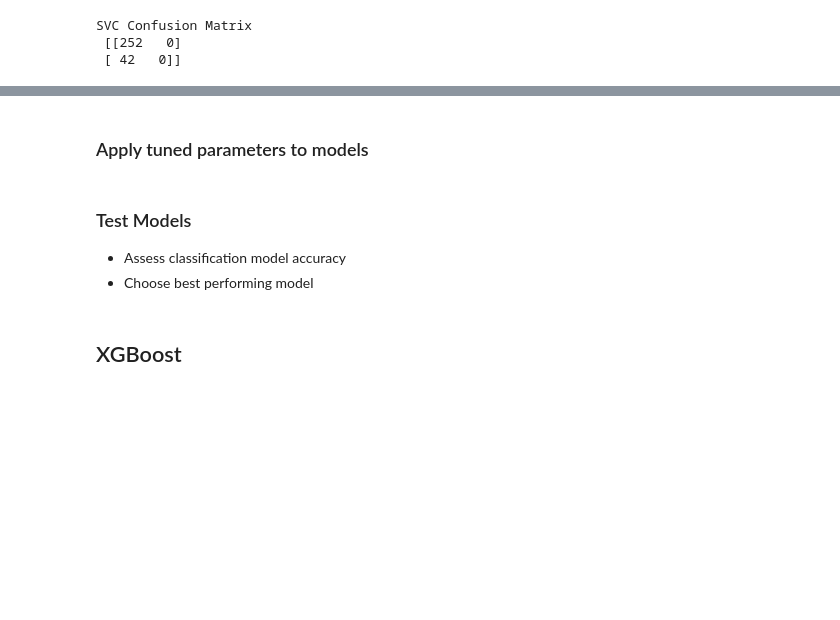
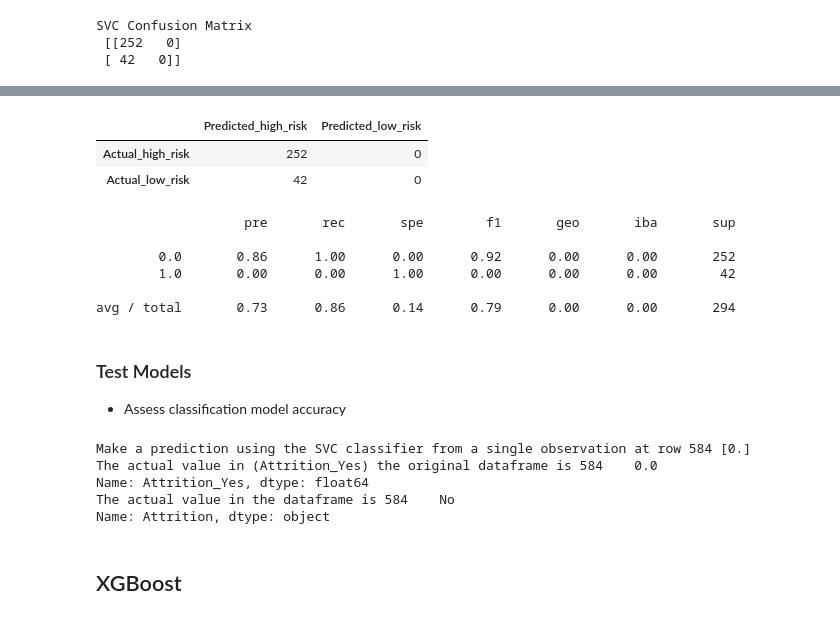
Before and after one commit to lykkelig/Group6_Final_Project, a Jupyter notebook: RonH/Employee_Attrition_Model.ipynb, the cells around one changed output, grey strips where cells are left out. Cells and saved outputs as stored; diff of their text form; code cells hidden in the pictures; blank space fills up the shorter version.

```diff
--- a/RonH/Employee_Attrition_Model.ipynb
+++ b/RonH/Employee_Attrition_Model.ipynb
@@ -872,6 +799,6 @@ print("The actual value in the dataframe is {} ".format(hr_df_copy.iloc[[rand_nu
 # Documentation = https://scikit-learn.org/stable/modules/classes.html#module-sklearn.svm
 from sklearn.svm import SVC
 
-svc_classifier = SVC(random_state=44)
+svc_classifier = SVC(kernel='rbf', C=2, random_state=44)
 svc_classifier.fit(X_train, y_train)
 # %% [output]
@@ -915,21 +826,62 @@ AttributeError: 'LogisticRegression' object has no attribute 'feature_importance
-# %% [markdown]
-
-### Apply tuned parameters to models
-# %% [markdown]
-
-### Test Models
-- Assess classification model accuracy
-- Choose best performing model
+# %%
+balanced_accuracy_score(y_test, svc_pred)
+
+SVC_CM = confusion_matrix(y_test, svc_pred)
+
+SVC_cm_df = pd.DataFrame(
+    SVC_CM
+    , index=['Actual_high_risk', 'Actual_low_risk'], columns=['Predicted_high_risk', 'Predicted_low_risk']
+)
+
+SVC_cm_df.head()
+# %% [output]
+|  | Predicted_high_risk | Predicted_low_risk |
+| Actual_high_risk | 252 | 0 |
+| Actual_low_risk | 42 | 0 |
+# %%
+# Calculated the balanced accuracy score
+svc_pred = svc_classifier.predict(X_test)
+balanced_accuracy_score(y_test, svc_pred)
+
+# Display the confusion matrix
+cm = confusion_matrix(y_test, svc_pred)
+
+# Create a DataFrame from the confusion matrix.
+cm_df = pd.DataFrame(
+    cm
+    , index=['Actual_high_risk', 'Actual_low_risk'], columns=['Predicted_high_risk', 'Predicted_low_risk']
+)
+
+
+# Print the imbalanced classification report
+
+print(classification_report_imbalanced(y_test, svc_pred))
+# %% [output]
+                   pre       rec       spe        f1       geo       iba       sup
+
+        0.0       0.86      1.00      0.00      0.92      0.00      0.00       252
+        1.0       0.00      0.00      1.00      0.00      0.00      0.00        42
+
+avg / total       0.73      0.86      0.14      0.79      0.00      0.00       294
+# %% [markdown]
+
+### Test Models
+- Assess classification model accuracy
 # %%
 # Spot chexk the model by making a single prediction
 rand_num = randint(0, len(X))
 # Check the model by making a prediction from an observation
 single_observation = X.iloc[[rand_num]]
-# Spot xhexk the model by making a single prediction
-print("Make a prediction using the LR classifier from a single observation at row {} {}".format(rand_num, svc_classifier.predict(scaler.transform(single_observation))))
+# Spot check the model by making a single prediction
+print("Make a prediction using the SVC classifier from a single observation at row {} {}".format(rand_num, svc_classifier.predict(scaler.transform(single_observation))))
 print("The actual value in (Attrition_Yes) the original dataframe is {} ".format(hr_df.iloc[[rand_num]]["Attrition_Yes"]))
-print("The actual value in (Attrition_No) the original dataframe is {} ".format(hr_df.iloc[[rand_num]]["Attrition_No"]))
 print("The actual value in the dataframe is {} ".format(hr_df_copy.iloc[[rand_num]]["Attrition"]))
+# %% [output]
+Make a prediction using the SVC classifier from a single observation at row 584 [0.]
+The actual value in (Attrition_Yes) the original dataframe is 584    0.0
+Name: Attrition_Yes, dtype: float64
+The actual value in the dataframe is 584    No
+Name: Attrition, dtype: object
 # %% [markdown]
 
 ## XGBoost
```
Also changed, not shown: parts of 58 cells of this notebook.
